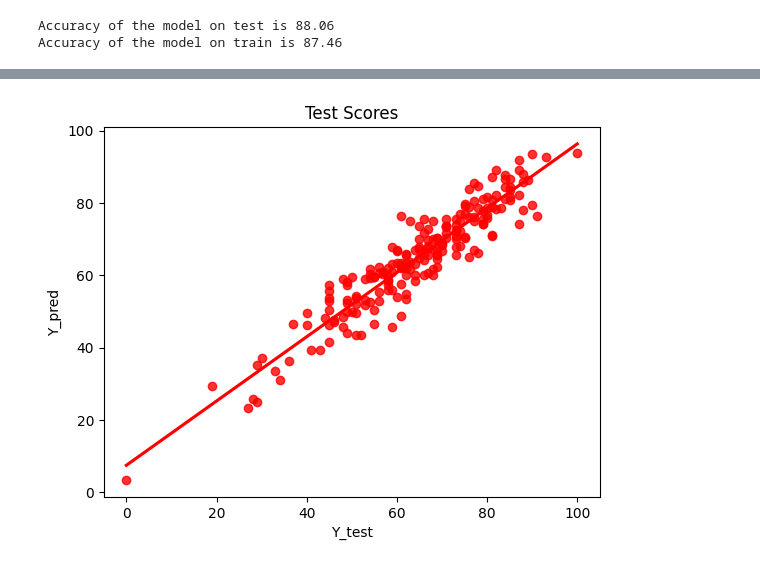
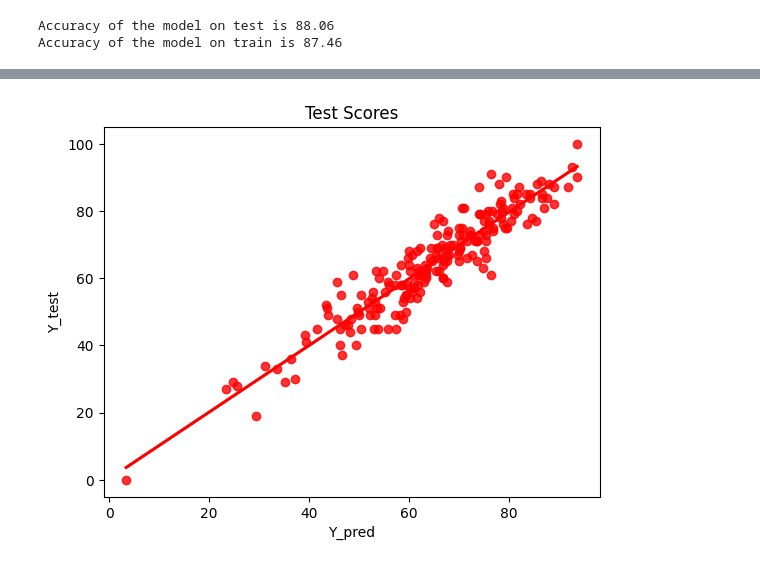
Before and after one commit to adamu-joseph/student-performance-indicator, a Jupyter notebook: notebook/2.MODEL TRAINING.ipynb, the cells around one changed output, grey strips where cells are left out. Cells and saved outputs as stored; diff of their text form; code cells hidden in the pictures.

```diff
--- a/notebook/2.MODEL TRAINING.ipynb
+++ b/notebook/2.MODEL TRAINING.ipynb
@@ -222,10 +158,8 @@ Data columns (total 11 columns):
 dtypes: category(6), float32(1), int8(3), object(1)
 memory usage: 21.6+ KB
 # %%
-numeric = [var for var in vars.numerical_var]
-
-untransformed_X = df.drop(columns=['math_score', 'average'])
-untransformed_X.head()
+X = df.drop(columns=['math_score', 'average'])
+X.head()
 # %% [output]
 |  | gender | race_ethnicity | parental_level_of_education | lunch | test_preparation_course | reading_score | ... |
 | 0 | female | group B | bachelor's degree | standard | none | 72 | ... |
@@ -270,7 +204,7 @@ y.head()
 Name: math_score, dtype: int8
 # %%
 # Create Column Transformer with 3 types of transformers
-X_vars = Variables(untransformed_X)
+X_vars = Variables(X)
 X_vars.refresh()
 cat_features = X_vars.categorical_var
 num_features = X_vars.numerical_var
@@ -291,7 +225,7 @@ preprocessor = ColumnTransformer(
     ]
 )
 # %%
-X = preprocessor.fit_transform(untransformed_X)
+X = preprocessor.fit_transform(X)
 # %%
 print(X[:])
 # %% [output]
@@ -507,8 +436,8 @@ Text(0.5, 1.0, 'Training Scores')
 # %%
-sns.regplot(x=y_test, y=y_test_pred, ci=None, color='red')
-plt.xlabel("Y_test")
-plt.ylabel("Y_pred")
+sns.regplot(x=y_test_pred, y=y_test, ci=None, color='red')
+plt.xlabel("Y_pred")
+plt.ylabel("Y_test")
 plt.title('Test Scores')
 plt.show()
 # %% [output]
-[figure, old version]
+[figure, new version]
```
Also changed, not shown: parts of 14 cells of this notebook, 4 other files.
